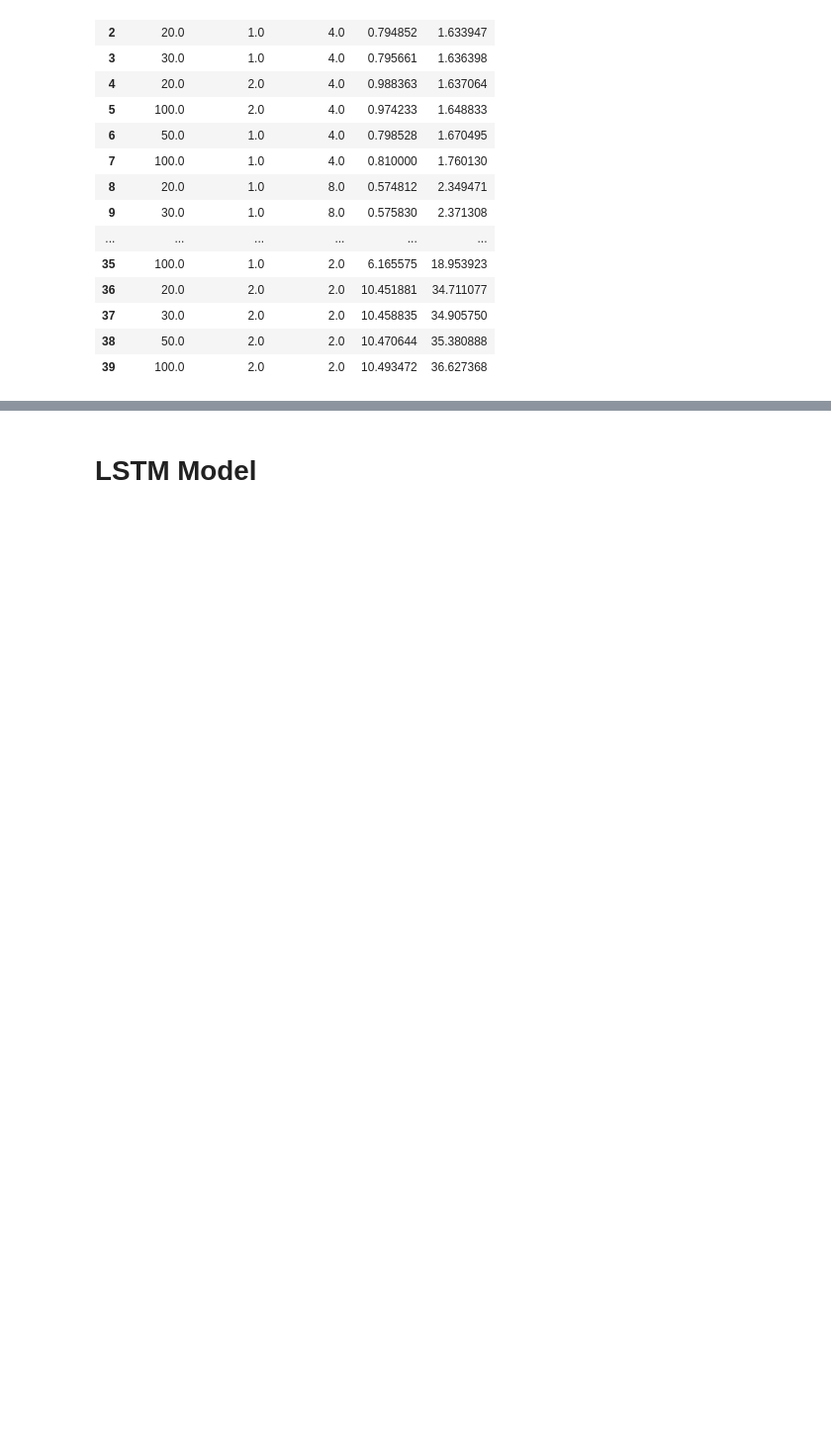
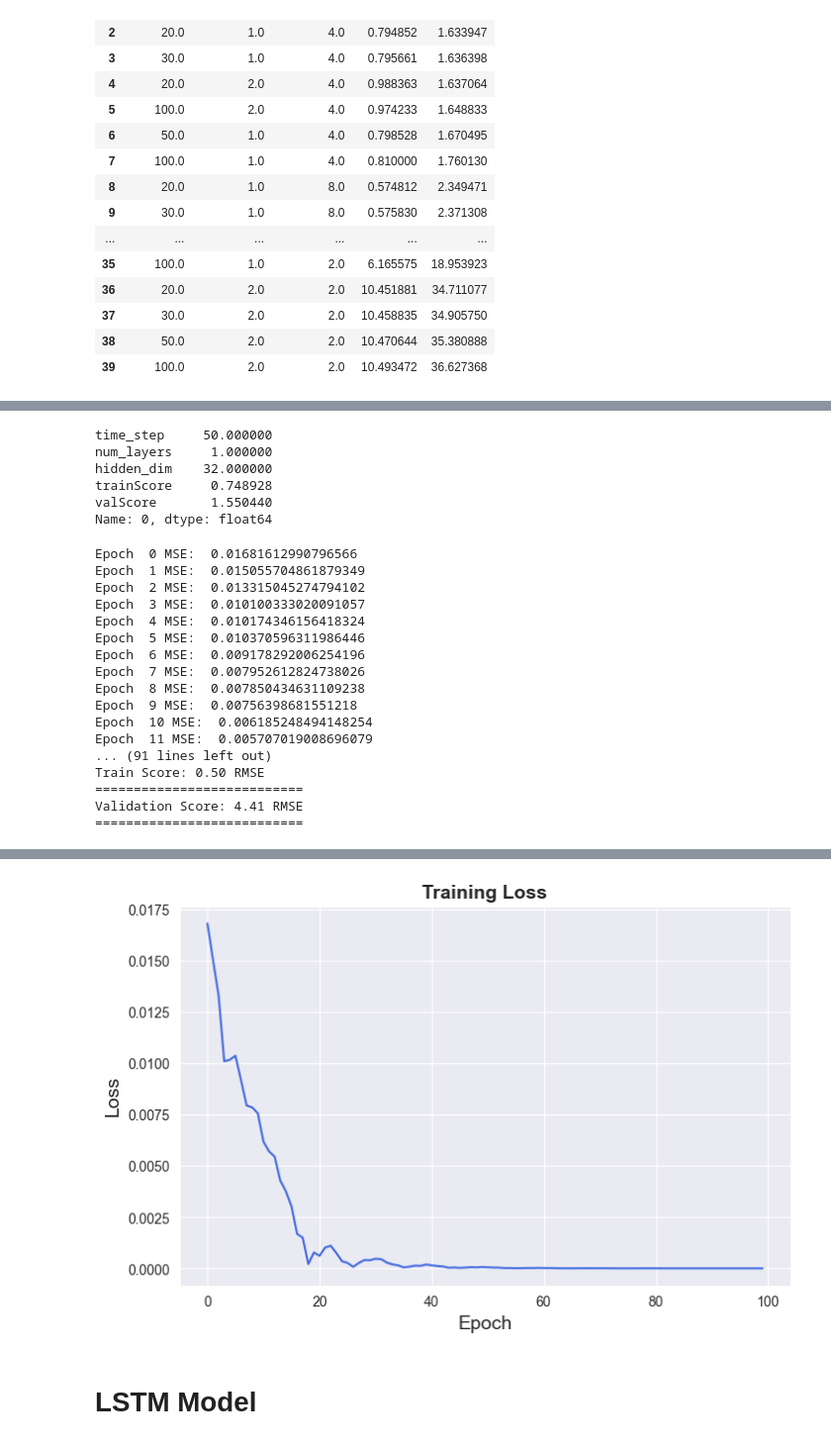
Before and after one commit to Satpat/Sequential-networks-for-Stonks, a Jupyter notebook: final_code_git.ipynb, the cells around one changed output, grey strips where cells are left out. Shown at 99% size. Drawn from its saved outputs; the diff is of its cells as text; code cells hidden in the pictures; blank space fills up the shorter version.

```diff
--- a/final_code_git.ipynb
+++ b/final_code_git.ipynb
@@ -544,3 +683,4 @@ Validation Score: 5.20 RMSE
 # %%
-final_results = pd.DataFrame(final_results, columns=['time_step', 'num_layers', 'hidden_dim', 'trainScore', 'valScore'], index = None)
+tanh_results = pd.DataFrame(tanh_results, columns=['time_step', 'num_layers', 'hidden_dim', 'trainScore', 'valScore'], index = None)
+relu_results = pd.DataFrame(relu_results, columns=['time_step', 'num_layers', 'hidden_dim', 'trainScore', 'valScore'], index = None)
 # %%
@@ -564,3 +704,6 @@ final_results
 | 37 | 30.0 | 2.0 | 2.0 | 10.458835 | 34.905750 |
 | 38 | 50.0 | 2.0 | 2.0 | 10.470644 | 35.380888 |
 | 39 | 100.0 | 2.0 | 2.0 | 10.493472 | 36.627368 |
+# %%
+relu_results = relu_results.sort_values('valScore', ascending=True, ignore_index = True)
+relu_results
@@ -566,0 +728,51 @@ final_results
+# %%
+best_model = relu_results.iloc[0]
+best_model
+# %% [output]
+time_step     50.000000
+num_layers     1.000000
+hidden_dim    32.000000
+trainScore     0.748928
+valScore       1.550440
+Name: 0, dtype: float64
+# %%
+# Retraining our model with tuned parameters
+
+#constant parameters as used in a vanilla RNN
+input_dim = 1
+output_dim = 1
+num_epochs = 100
+lr = 0.01
+loss_type = torch.nn.MSELoss(reduction='mean')
+optimiser = torch.optim.Adam
+
+#tuned hyperparameters
+hidden_dim = int(best_model['hidden_dim'])
+num_layers = int(best_model['num_layers'])
+time_step = int(best_model['time_step'])
+
+#declaring the model
+torch.manual_seed(42)
+tuned_rnn = RNN_relu(input_dim = input_dim, hidden_dim = hidden_dim, output_dim = output_dim, layer_dim = num_layers)
+tuned_rnn = to_device(tuned_rnn, device)
+
+#training and evaluating model
+evaluate_single_model(tuned_rnn, num_epochs, lr, loss_type, optimiser, time_step)
+# %% [output]
+Epoch  0 MSE:  0.01681612990796566
+Epoch  1 MSE:  0.015055704861879349
+Epoch  2 MSE:  0.013315045274794102
+Epoch  3 MSE:  0.010100333020091057
+Epoch  4 MSE:  0.010174346156418324
+Epoch  5 MSE:  0.010370596311986446
+Epoch  6 MSE:  0.009178292006254196
+Epoch  7 MSE:  0.007952612824738026
+Epoch  8 MSE:  0.007850434631109238
+Epoch  9 MSE:  0.00756398681551218
+Epoch  10 MSE:  0.006185248494148254
+Epoch  11 MSE:  0.005707019008696079
+... (91 lines left out)
+Train Score: 0.50 RMSE
+===========================
+Validation Score: 4.41 RMSE
+===========================
@@ -567,2 +780,3 @@ final_results
+[figure, added]
 # %% [markdown]
 # LSTM Model
```
Also changed, not shown: parts of 21 cells of this notebook.
